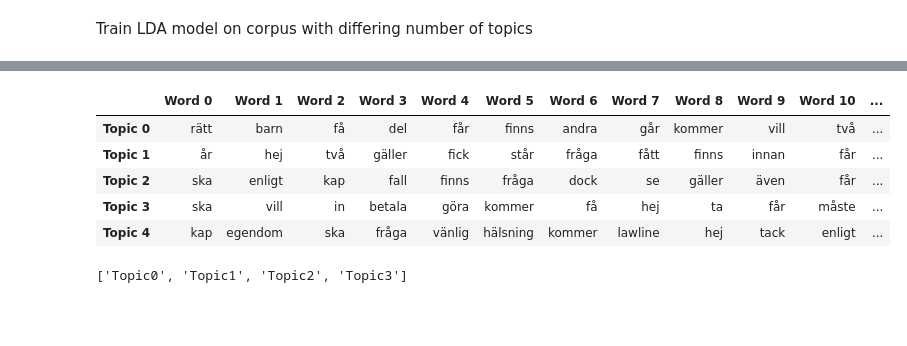
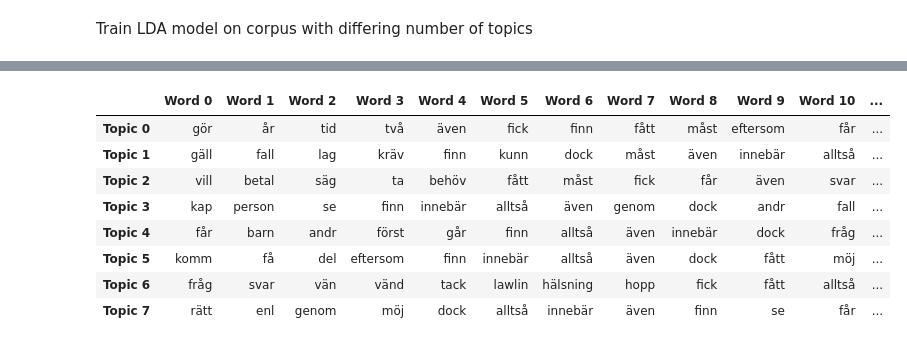
Before and after one commit to tama-biro/capstone_22, a Jupyter notebook: notebooks/topic_modeling.ipynb, the cells around one changed output, grey strips where cells are left out. Drawn from its saved outputs; the diff is of its cells as text; code cells hidden in the pictures; blank space fills up the shorter version.

```diff
--- a/notebooks/topic_modeling.ipynb
+++ b/notebooks/topic_modeling.ipynb
@@ -68,20 +124,18 @@ Train LDA model on corpus with differing number of topics
 # %%
 lda_list = []
-num_topics = [3, 4, 5, 6, 7, 8, 9, 10, 12, 15, 20, 25, 30, 40]
-
-# num_topics = [3, 5]
+num_topics = [3, 4, 5, 6, 7, 8, 9, 10, 12, 15, 20]
 
 for num_topic in num_topics:
     mod = LDA(
-    n_components=num_topic,
-    max_iter=10,
-    learning_method='online',
-    random_state=42,
-    batch_size=128,
-    evaluate_every = -1,
-    n_jobs = -1,
+        n_components=num_topic,
+        max_iter=10,
+        learning_method="online",
+        random_state=42,
+        batch_size=128,
+        evaluate_every=-1,
+        n_jobs=-1,
     )
 
-    lda_output = mod.fit_transform(trunc_texts)
+    mod.fit(trunc_texts)
 
-    lda_list.append(lda_output)
+    lda_list.append(mod)
@@ -91,0 +148,4 @@ AttributeError: 'numpy.ndarray' object has no attribute 'transform'
+# %%
+model = lda_list[1]
+# %%
+model.fit_transform(trunc_texts)
@@ -108,5 +183,4 @@ df_topic_keywords
 # %%
-
 def show_topics(vectorizer, lda_model, n_words=20):
     keywords = np.array(vectorizer.get_feature_names_out())
     topic_keywords = []
@@ -115,20 +189,22 @@ def show_topics(vectorizer, lda_model, n_words=20):
         topic_keywords.append(keywords.take(top_keyword_locs))
     return topic_keywords
 
-topic_keywords = show_topics(vectorizer=cv, lda_model=lda_list[1], n_words=15)
+
+topic_keywords = show_topics(vectorizer=cv, lda_model=model, n_words=15)
 # %%
 df_topic_keywords = pd.DataFrame(topic_keywords)
-df_topic_keywords.columns = ['Word '+str(i) for i in range(df_topic_keywords.shape[1])]
-df_topic_keywords.index = ['Topic '+str(i) for i in range(df_topic_keywords.shape[0])]
+df_topic_keywords.columns = [
+    "Word " + str(i) for i in range(df_topic_keywords.shape[1])
+]
+df_topic_keywords.index = ["Topic " + str(i) for i in range(df_topic_keywords.shape[0])]
 df_topic_keywords
 # %% [output]
 |  | Word 0 | Word 1 | Word 2 | Word 3 | Word 4 | Word 5 | Word 6 | Word 7 | Word 8 | Word 9 | Word 10 | ... |
-| Topic 0 | rätt | barn | få | del | får | finns | andra | går | kommer | vill | två | ... |
-| Topic 1 | år | hej | två | gäller | fick | står | fråga | fått | finns | innan | får | ... |
-| Topic 2 | ska | enligt | kap | fall | finns | fråga | dock | se | gäller | även | får | ... |
-| Topic 3 | ska | vill | in | betala | göra | kommer | få | hej | ta | får | måste | ... |
-| Topic 4 | kap | egendom | ska | fråga | vänlig | hälsning | kommer | lawline | hej | tack | enligt | ... |
+| Topic 0 | gör | år | tid | två | även | fick | finn | fått | måst | eftersom | får | ... |
+| Topic 1 | gäll | fall | lag | kräv | finn | kunn | dock | måst | även | innebär | alltså | ... |
+| Topic 2 | vill | betal | säg | ta | behöv | fått | måst | fick | får | även | svar | ... |
+| Topic 3 | kap | person | se | finn | innebär | alltså | även | genom | dock | andr | fall | ... |
+| Topic 4 | får | barn | andr | först | går | finn | alltså | även | innebär | dock | fråg | ... |
+| Topic 5 | komm | få | del | eftersom | finn | innebär | alltså | även | dock | fått | möj | ... |
+| Topic 6 | fråg | svar | vän | vänd | tack | lawlin | hälsning | hopp | fick | fått | alltså | ... |
+| Topic 7 | rätt | enl | genom | möj | dock | alltså | innebär | även | finn | se | får | ... |
-# %%
-topicnames
-# %% [output]
-['Topic0', 'Topic1', 'Topic2', 'Topic3']
```
Also changed, not shown: parts of 24 cells of this notebook, 5 other files.
